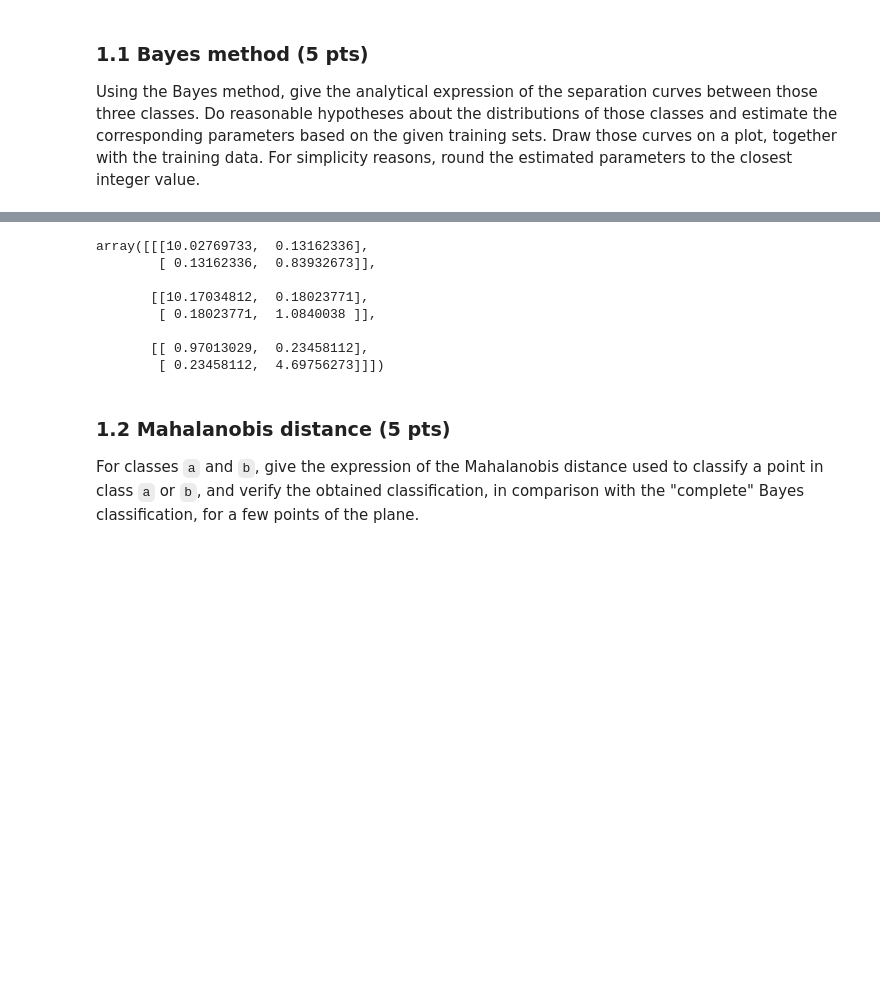
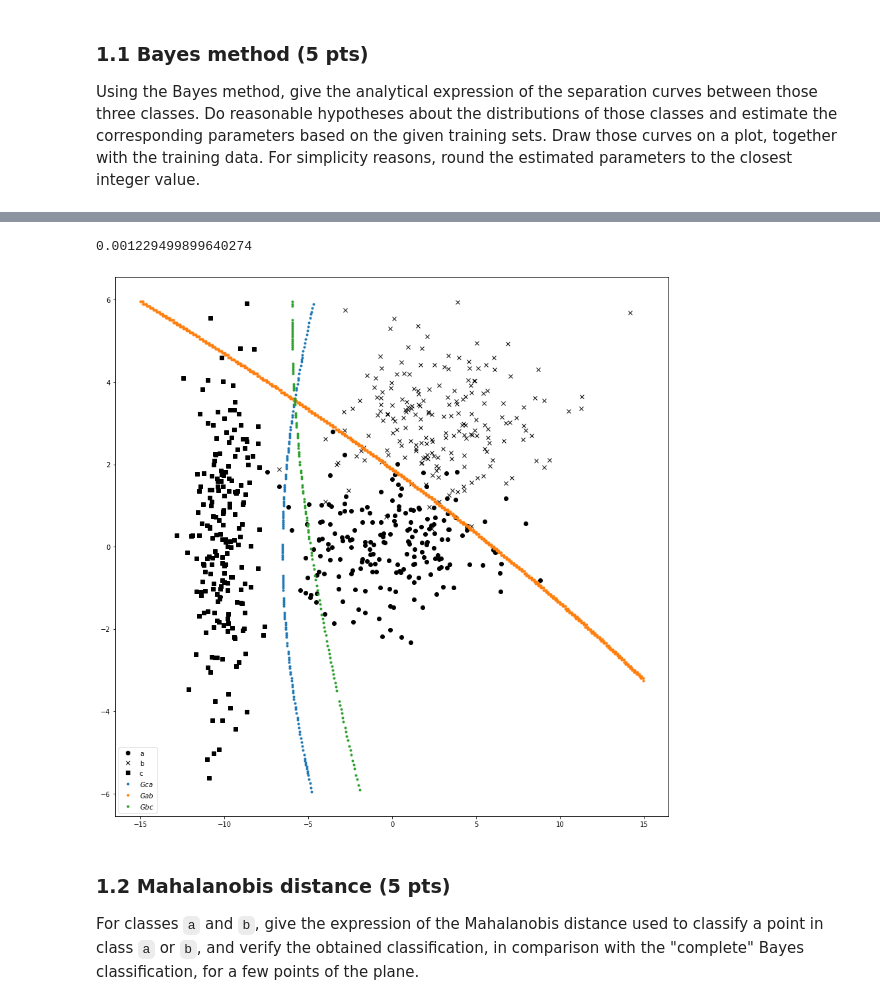
Before and after one commit to aalshabaan/iapr, a Jupyter notebook: labs/lab_03_classification.ipynb, the cells around one changed output, grey strips where cells are left out. Cells and saved outputs as stored; diff of their text form; code cells hidden in the pictures; blank space fills up the shorter version.

```diff
--- a/labs/lab_03_classification.ipynb
+++ b/labs/lab_03_classification.ipynb
@@ -78,20 +81,65 @@ plt.show()
-# %%
-mean = np.mean(datasets, axis=1)
-
-cov = np.empty((len(datasets), 2, 2))
-for i in enumerate(datasets):
-    cov[i[0]] = np.cov(np.transpose(i[1]))
-
-g = -0.5*()
-# %% [output]
-array([[[10.02769733,  0.13162336],
-        [ 0.13162336,  0.83932673]],
-
-       [[10.17034812,  0.18023771],
-        [ 0.18023771,  1.0840038 ]],
-
-       [[ 0.97013029,  0.23458112],
-        [ 0.23458112,  4.69756273]]])
+# %%
+mean = np.mean(datasets, axis=1)
+
+cov = np.empty((len(datasets), 2, 2))
+for i in enumerate(datasets):
+    cov[i[0]] = np.cov(np.transpose(i[1]))
+
+x1 =  np.linspace(-20,30,1000)
+x2 = np.linspace(-10, 10,1000)
+x = np.meshgrid(x1, x2)
+x = np.stack(x, axis=-1)
+
+def compute_g(data, P=0.5, x=np.array([0, 1])):
+
+    # Compute mean and variance matrix
+    mu = np.mean(data, axis=0)
+    sigma = np.diag(np.std(data, axis=0))
+    sig_inv = np.linalg.inv(sigma)
+
+    # Compute!!!
+    return - 0.5*(x.T @ sig_inv @ x) \
+           + 0.5*(x.T @ sig_inv @ mu) \
+           - 0.5*(mu.T @ sig_inv @ mu) \
+           + 0.5*(mu.T @ sig_inv @ x) + np.log(P)
+
+step = 0.05
+
+x = np.arange(-15,15,step)
+y = np.arange(-6,6,step)
+
+gi_mat = np.empty((len(x),len(y),3))
+
+for i,line in enumerate(x):
+    for j,col in enumerate(y):
+        for k in range(0,3):
+            gi_mat[i, j, k] = compute_g(datasets[k], 0.5,  np.array([line,col]))
+
+## Let us first plot the Data to see:
+plt.figure(figsize=(15,15))
+plt.plot(a[:,0], a[:,1], 'ko')
+plt.plot(b[:,0], b[:,1], 'kx')
+plt.plot(c[:,0], c[:,1], 'ks')
+
+## Compute and draw the "Best" line in the world! (tribute)
+eps = 0.1
+
+g_ca = abs(gi_mat[:,:,2] - gi_mat[:,:,0]) <= eps
+g_ab = abs(gi_mat[:,:,0] - gi_mat[:,:,1]) <= eps
+g_bc = abs(gi_mat[:,:,1] - gi_mat[:,:,2]) <= eps
+
+print(abs(gi_mat[:,:,2] - gi_mat[:,:,0]).min())
+
+for g_xx in list([g_ca, g_ab, g_bc]):
+    line = np.where(g_xx==True)
+    plt.plot(line[0]*step + min(x), line[1]*step + min(y),'.')
+
+#
+plt.legend(['a','b','c', '$Gca$', '$Gab$', '$Gbc$'])
+plt.show()
+# %% [output]
+0.001229499899640274
+[figure, added]
 # %% [markdown]
 ### 1.2 Mahalanobis distance (5 pts)
 For classes `a` and `b`, give the expression of the Mahalanobis distance used to classify a point in class `a` or `b`, and verify the obtained classification, in comparison with the "complete" Bayes classification, for a few points of the plane.
```
Also changed, not shown: parts of 6 cells of this notebook.
